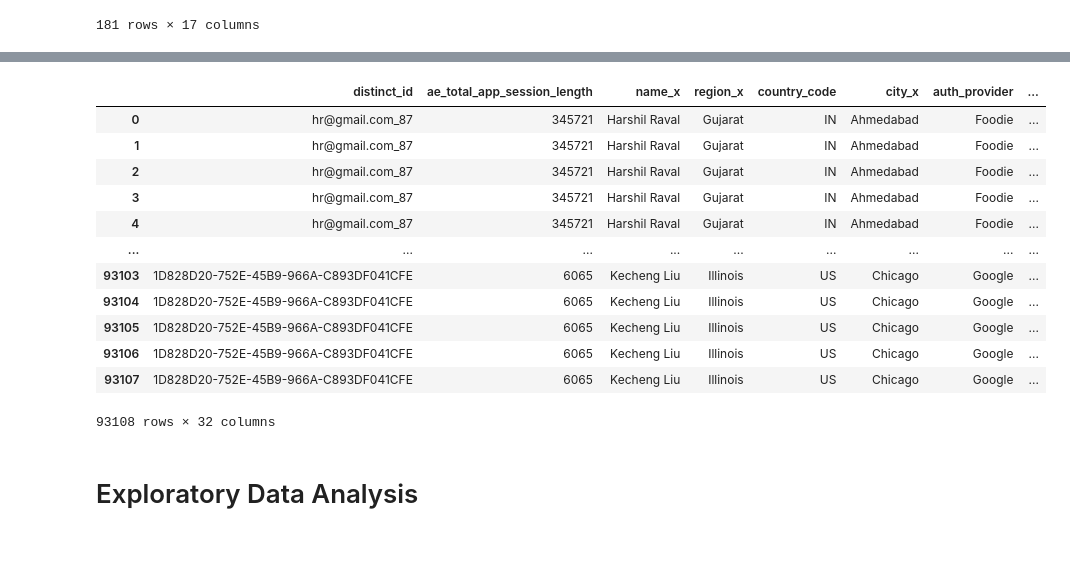
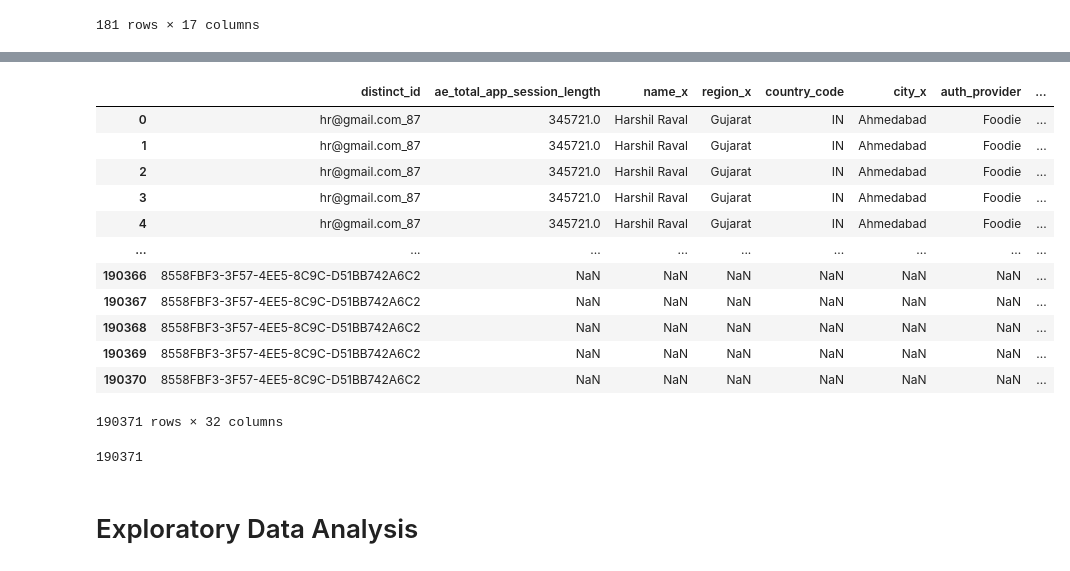
Before and after one commit to prkrishnan1/Simmer_DSS_SP20_Project_1, a Jupyter notebook: EDA_Charles.ipynb, the cells around one changed output, grey strips where cells are left out. Drawn from its saved outputs; the diff is of its cells as text; code cells hidden in the pictures.

```diff
--- a/EDA_Charles.ipynb
+++ b/EDA_Charles.ipynb
@@ -100,13 +100,15 @@ useful_features_event = ['name',
 def clean_event(event_data, features):
     event_data = event_data.loc[:, features]
     event_data.rename(columns=lambda x: re.sub('properties.|\$','',x), inplace=True)
+    event_data['ImageUploaded'].fillna(False, inplace=True)
+    event_data['ImageUploaded'] = event_data['ImageUploaded'].astype('int')
     return event_data
 # %%
 aug_sep_cleaned = clean_event(aug_sep, useful_features_event)
 oct_nov_cleaned = clean_event(oct_nov, useful_features_event)
 dec_jan_cleaned = clean_event(dec_jan, useful_features_event)
 feb_mar_cleaned = clean_event(feb_mar, useful_features_event)
-past_7_months = aug_sep_cleaned.append(oct_nov_cleaned).append(dec_jan_cleaned).append(feb_mar_cleaned)
+past_7_months = aug_sep_cleaned.append(oct_nov_cleaned).append(dec_jan_cleaned).append(feb_mar_cleaned).reset_index(drop=True)
 past_7_months
 # %% [output]
 |  | name | distinct_id | time | ae_session_length | city | region | mp_country_code | locationSetting | ... |
@@ -124,21 +126,25 @@ past_7_months
 190371 rows × 16 columns
 # %%
-merged = people_cleaned.merge(past_7_months, how='left', on='distinct_id')
+merged = people_cleaned.merge(past_7_months, how='right', on='distinct_id')
 merged
 # %% [output]
 |  | distinct_id | ae_total_app_session_length | name_x | region_x | country_code | city_x | auth_provider | ... |
-| 0 | hr@gmail.com_87 | 345721 | Harshil Raval | Gujarat | IN | Ahmedabad | Foodie | ... |
-| 1 | hr@gmail.com_87 | 345721 | Harshil Raval | Gujarat | IN | Ahmedabad | Foodie | ... |
-| 2 | hr@gmail.com_87 | 345721 | Harshil Raval | Gujarat | IN | Ahmedabad | Foodie | ... |
-| 3 | hr@gmail.com_87 | 345721 | Harshil Raval | Gujarat | IN | Ahmedabad | Foodie | ... |
-| 4 | hr@gmail.com_87 | 345721 | Harshil Raval | Gujarat | IN | Ahmedabad | Foodie | ... |
+| 0 | hr@gmail.com_87 | 345721.0 | Harshil Raval | Gujarat | IN | Ahmedabad | Foodie | ... |
+| 1 | hr@gmail.com_87 | 345721.0 | Harshil Raval | Gujarat | IN | Ahmedabad | Foodie | ... |
+| 2 | hr@gmail.com_87 | 345721.0 | Harshil Raval | Gujarat | IN | Ahmedabad | Foodie | ... |
+| 3 | hr@gmail.com_87 | 345721.0 | Harshil Raval | Gujarat | IN | Ahmedabad | Foodie | ... |
+| 4 | hr@gmail.com_87 | 345721.0 | Harshil Raval | Gujarat | IN | Ahmedabad | Foodie | ... |
 | ... | ... | ... | ... | ... | ... | ... | ... | ... |
-| 93103 | 1D828D20-752E-45B9-966A-C893DF041CFE | 6065 | Kecheng Liu | Illinois | US | Chicago | Google | ... |
-| 93104 | 1D828D20-752E-45B9-966A-C893DF041CFE | 6065 | Kecheng Liu | Illinois | US | Chicago | Google | ... |
-| 93105 | 1D828D20-752E-45B9-966A-C893DF041CFE | 6065 | Kecheng Liu | Illinois | US | Chicago | Google | ... |
-| 93106 | 1D828D20-752E-45B9-966A-C893DF041CFE | 6065 | Kecheng Liu | Illinois | US | Chicago | Google | ... |
-| 93107 | 1D828D20-752E-45B9-966A-C893DF041CFE | 6065 | Kecheng Liu | Illinois | US | Chicago | Google | ... |
+| 190366 | 8558FBF3-3F57-4EE5-8C9C-D51BB742A6C2 | NaN | NaN | NaN | NaN | NaN | NaN | ... |
+| 190367 | 8558FBF3-3F57-4EE5-8C9C-D51BB742A6C2 | NaN | NaN | NaN | NaN | NaN | NaN | ... |
+| 190368 | 8558FBF3-3F57-4EE5-8C9C-D51BB742A6C2 | NaN | NaN | NaN | NaN | NaN | NaN | ... |
+| 190369 | 8558FBF3-3F57-4EE5-8C9C-D51BB742A6C2 | NaN | NaN | NaN | NaN | NaN | NaN | ... |
+| 190370 | 8558FBF3-3F57-4EE5-8C9C-D51BB742A6C2 | NaN | NaN | NaN | NaN | NaN | NaN | ... |
-93108 rows × 32 columns
+190371 rows × 32 columns
+# %%
+len(merged)
+# %% [output]
+190371
 # %% [markdown]
 # Exploratory Data Analysis
 # %%
```
Also changed, not shown: parts of 15 cells of this notebook.
